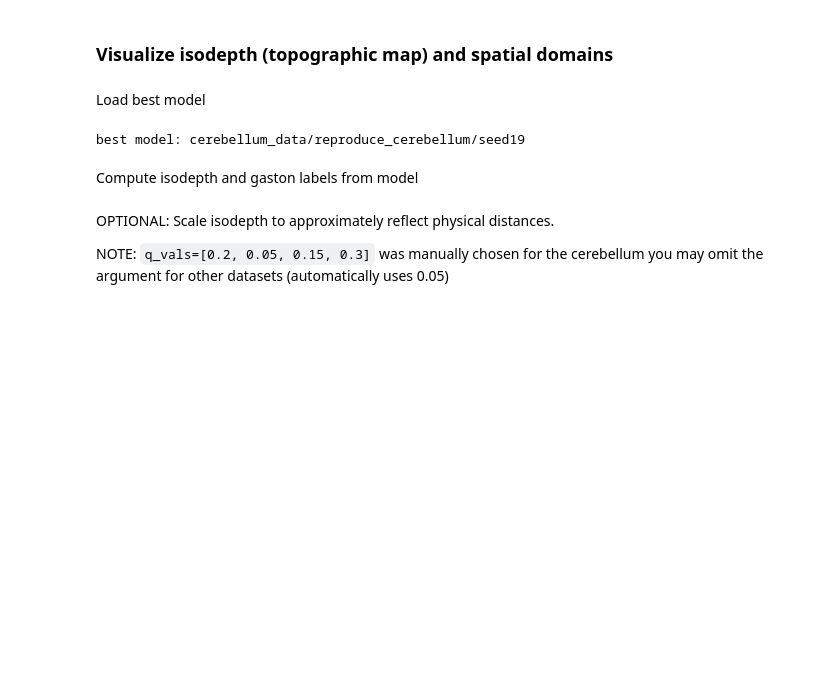
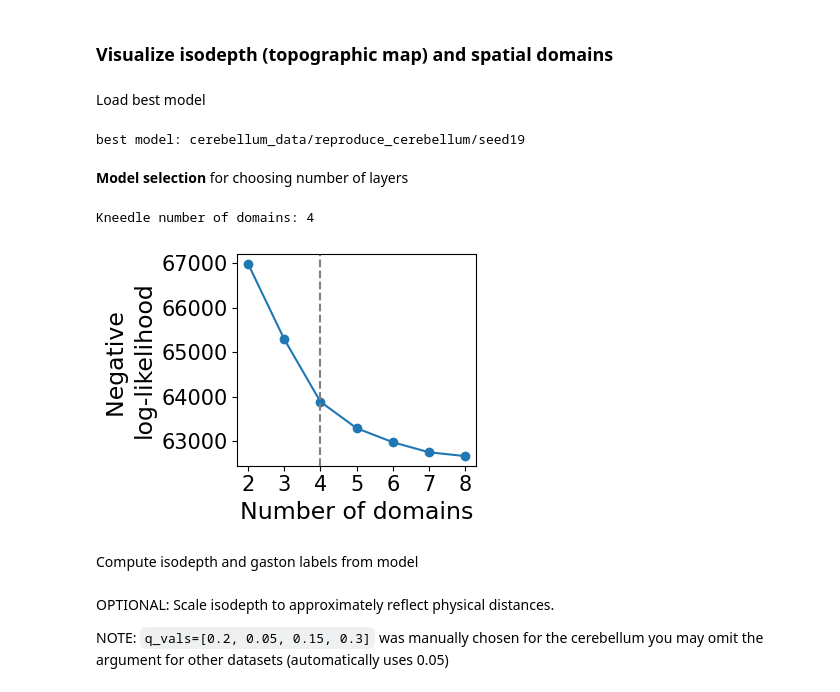
Before and after one commit to raphael-group/GASTON, a Jupyter notebook: docs/notebooks/tutorials/cerebellum_tutorial.ipynb, the cells around one changed output. Saved outputs shown, nothing was run; the diff lists cells and outputs as text; code cells hidden in the pictures; blank space fills up the shorter version.

```diff
--- a/docs/notebooks/tutorials/cerebellum_tutorial.ipynb
+++ b/docs/notebooks/tutorials/cerebellum_tutorial.ipynb
@@ -198,6 +237,13 @@ coords_mat=np.load('cerebellum_data/cerebellum_coords_mat.npy') # N x 2 spatial
 gene_labels=np.load('cerebellum_data/cerebellum_gene_labels.npy', allow_pickle=True) # list of names for G genes
 # %% [output]
 best model: cerebellum_data/reproduce_cerebellum/seed19
+# %% [markdown]
+**Model selection** for choosing number of layers
+# %%
+model_selection.plot_ll_curve(gaston_model, A, S, max_domain_num=8, start_from=2)
+# %% [output]
+Kneedle number of domains: 4
+[figure, added]
 # %% [markdown]
 Compute isodepth and gaston labels from model
 # %%
```
Also changed, not shown: parts of 13 cells of this notebook, 5 other files.
